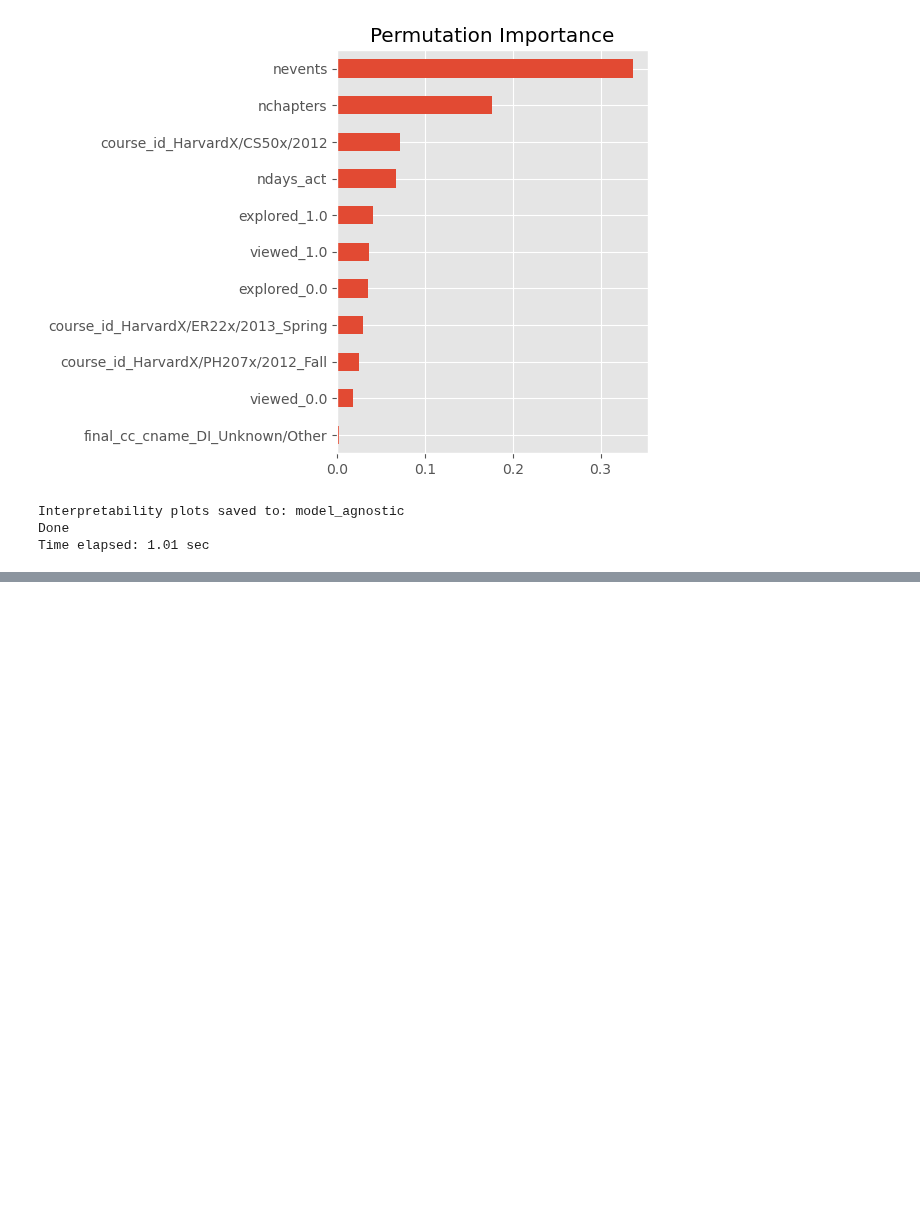
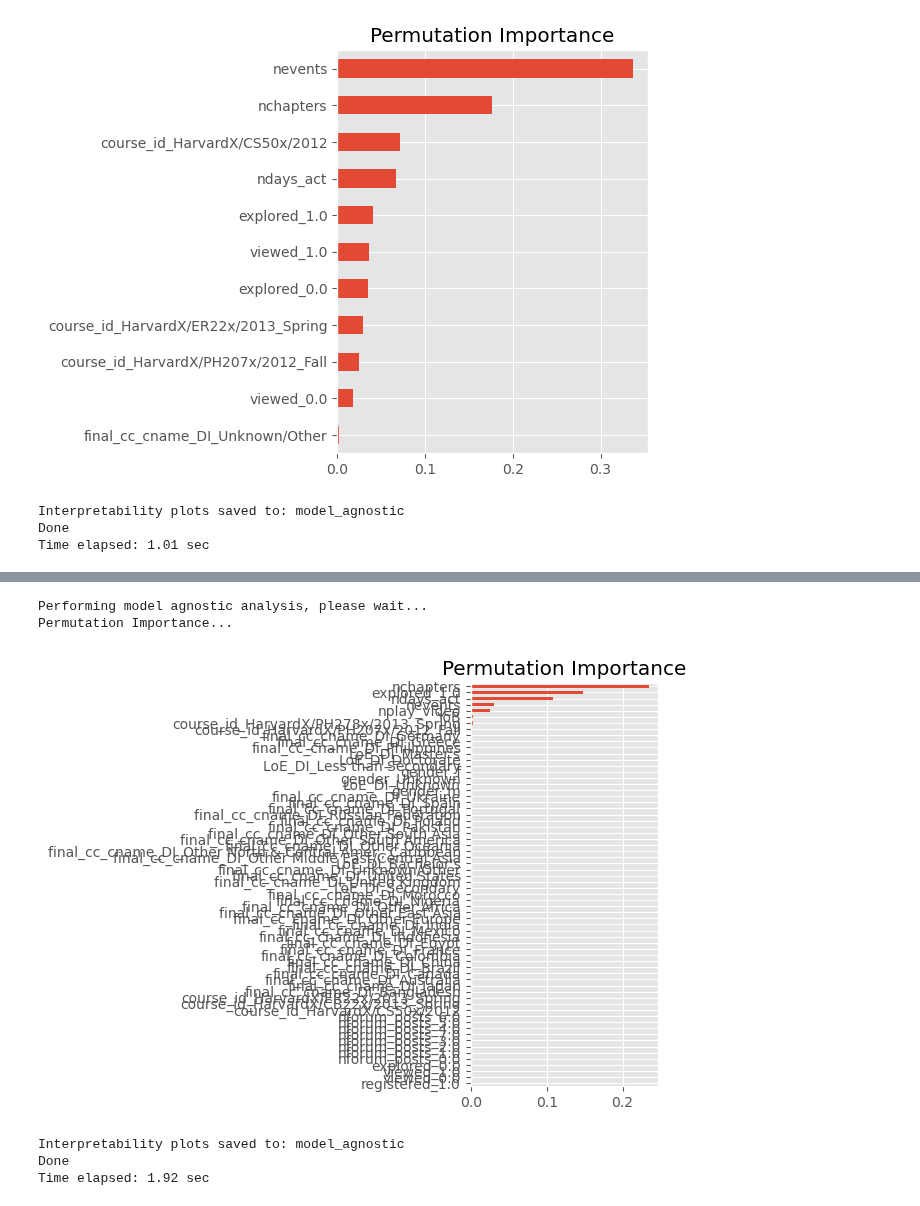
Before and after one commit to gjpelletier/PyMLR, a Jupyter notebook: Examples/CSE_416_HW5_Kaggle.ipynb, the cells around one changed output, grey strips where cells are left out. Saved outputs shown, nothing was run; the diff lists cells and outputs as text; code cells hidden in the pictures; blank space fills up the shorter version.

```diff
--- a/Examples/CSE_416_HW5_Kaggle.ipynb
+++ b/Examples/CSE_416_HW5_Kaggle.ipynb
@@ -768,0 +853,14 @@ Time elapsed: 1.01 sec
+# %%
+# b. Model agnostics
+from PyMLR import model_agnostic
+agnostic_output_tree = model_agnostic(train_model_tree, X_train, y_train,
+    preprocess_result= train_output_tree['preprocess_result'],
+    selected_features= train_output_tree['selected_features'],
+    output_dir= 'model_agnostic', show_perm=True)
+# %% [output]
+Performing model agnostic analysis, please wait...
+Permutation Importance...
+[figure, added]
+Interpretability plots saved to: model_agnostic
+Done
+Time elapsed: 1.92 sec
```
Also changed, not shown: parts of 7 cells of this notebook.
